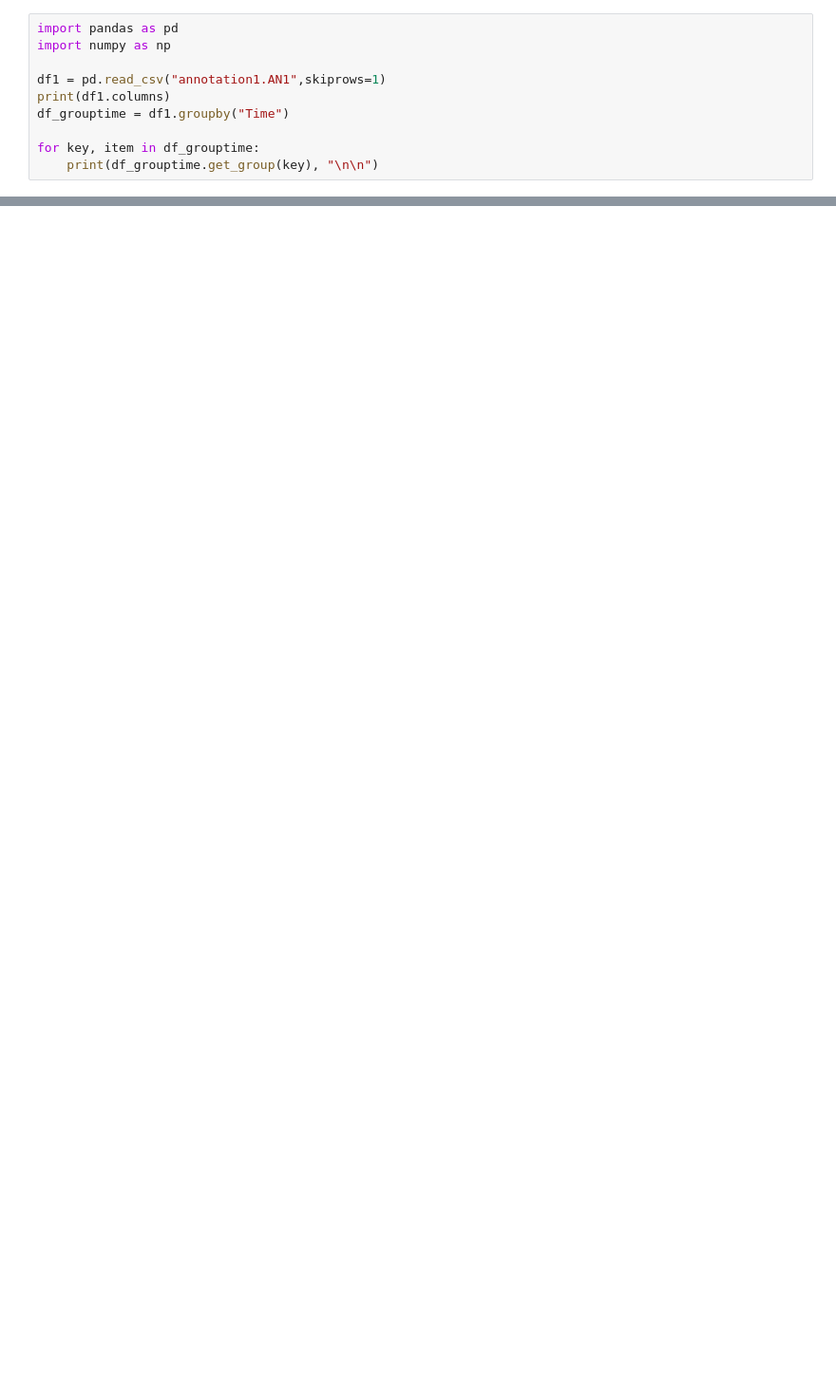
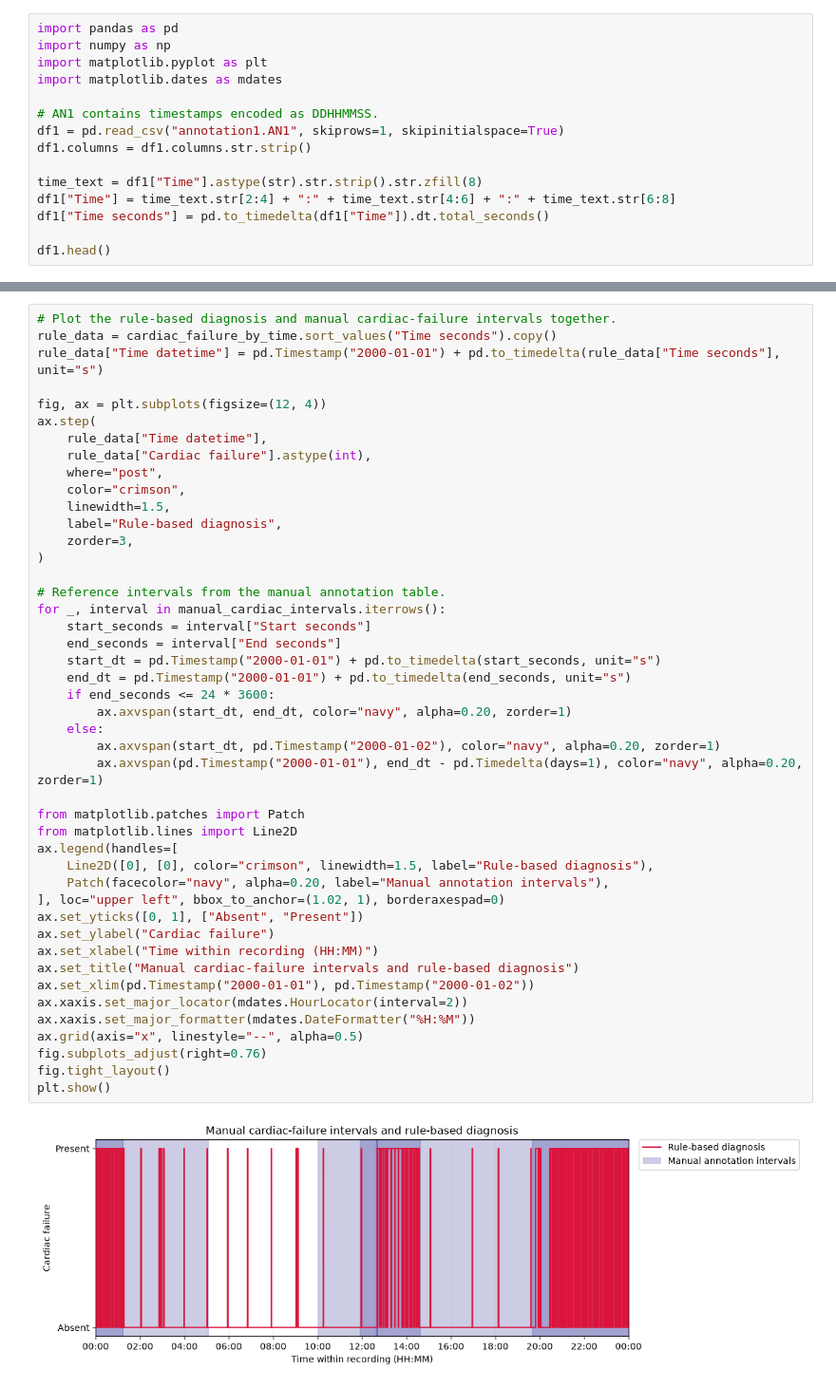
Before and after one commit to namtu06/healthcare-decision-support, a Jupyter notebook: Ex2/ex2.ipynb, the cells around one changed output, grey strips where cells are left out. Shown at 95% size. Saved outputs shown, nothing was run; the diff lists cells and outputs as text; blank space fills up the shorter version.

```diff
--- a/Ex2/ex2.ipynb
+++ b/Ex2/ex2.ipynb
@@ -1,11 +3,16 @@
 # %%
 import pandas as pd
 import numpy as np
+import matplotlib.pyplot as plt
+import matplotlib.dates as mdates
 
-df1 = pd.read_csv("annotation1.AN1",skiprows=1)
-print(df1.columns)
-df_grouptime = df1.groupby("Time")
+# AN1 contains timestamps encoded as DDHHMMSS.
+df1 = pd.read_csv("annotation1.AN1", skiprows=1, skipinitialspace=True)
+df1.columns = df1.columns.str.strip()
 
-for key, item in df_grouptime:
-    print(df_grouptime.get_group(key), "\n\n")
+time_text = df1["Time"].astype(str).str.strip().str.zfill(8)
+df1["Time"] = time_text.str[2:4] + ":" + time_text.str[4:6] + ":" + time_text.str[6:8]
+df1["Time seconds"] = pd.to_timedelta(df1["Time"]).dt.total_seconds()
+
+df1.head()
 # %% [output]
@@ -44,0 +149,47 @@ Name: count, Length: 113, dtype: int64
+# %%
+# Plot the rule-based diagnosis and manual cardiac-failure intervals together.
+rule_data = cardiac_failure_by_time.sort_values("Time seconds").copy()
+rule_data["Time datetime"] = pd.Timestamp("2000-01-01") + pd.to_timedelta(rule_data["Time seconds"], unit="s")
+
+fig, ax = plt.subplots(figsize=(12, 4))
+ax.step(
+    rule_data["Time datetime"],
+    rule_data["Cardiac failure"].astype(int),
+    where="post",
+    color="crimson",
+    linewidth=1.5,
+    label="Rule-based diagnosis",
+    zorder=3,
+)
+
+# Reference intervals from the manual annotation table.
+for _, interval in manual_cardiac_intervals.iterrows():
+    start_seconds = interval["Start seconds"]
+    end_seconds = interval["End seconds"]
+    start_dt = pd.Timestamp("2000-01-01") + pd.to_timedelta(start_seconds, unit="s")
+    end_dt = pd.Timestamp("2000-01-01") + pd.to_timedelta(end_seconds, unit="s")
+    if end_seconds <= 24 * 3600:
+        ax.axvspan(start_dt, end_dt, color="navy", alpha=0.20, zorder=1)
+    else:
+        ax.axvspan(start_dt, pd.Timestamp("2000-01-02"), color="navy", alpha=0.20, zorder=1)
+        ax.axvspan(pd.Timestamp("2000-01-01"), end_dt - pd.Timedelta(days=1), color="navy", alpha=0.20, zorder=1)
+
+from matplotlib.patches import Patch
+from matplotlib.lines import Line2D
+ax.legend(handles=[
+    Line2D([0], [0], color="crimson", linewidth=1.5, label="Rule-based diagnosis"),
+    Patch(facecolor="navy", alpha=0.20, label="Manual annotation intervals"),
+], loc="upper left", bbox_to_anchor=(1.02, 1), borderaxespad=0)
+ax.set_yticks([0, 1], ["Absent", "Present"])
+ax.set_ylabel("Cardiac failure")
+ax.set_xlabel("Time within recording (HH:MM)")
+ax.set_title("Manual cardiac-failure intervals and rule-based diagnosis")
+ax.set_xlim(pd.Timestamp("2000-01-01"), pd.Timestamp("2000-01-02"))
+ax.xaxis.set_major_locator(mdates.HourLocator(interval=2))
+ax.xaxis.set_major_formatter(mdates.DateFormatter("%H:%M"))
+ax.grid(axis="x", linestyle="--", alpha=0.5)
+fig.subplots_adjust(right=0.76)
+fig.tight_layout()
+plt.show()
+# %% [output]
+[figure, added]
```
Also changed, not shown: parts of 12 cells of this notebook, 2 other files.
